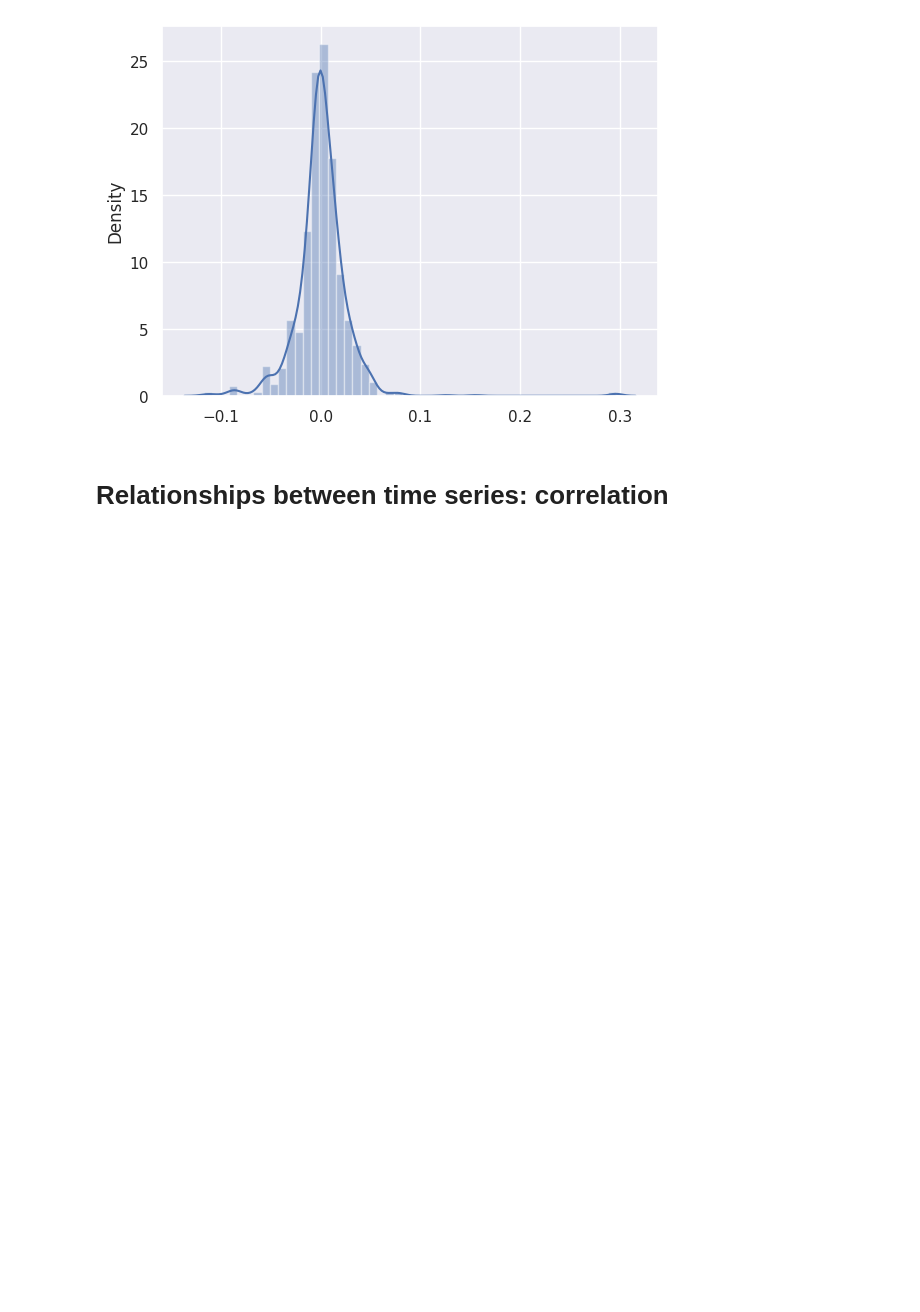
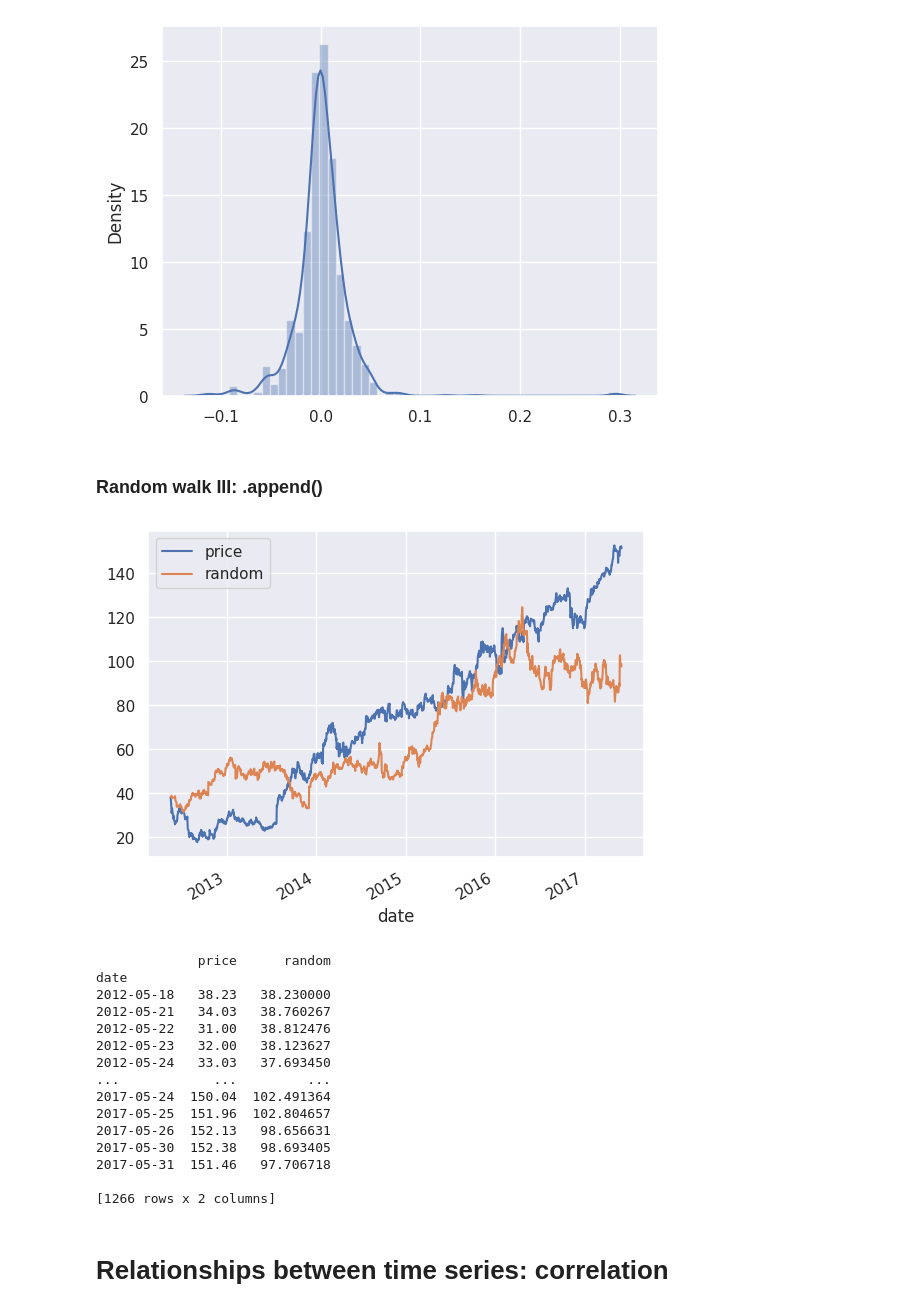
Before and after one commit to MeghanGH/time-series-with-python, a Jupyter notebook: Manipulating_time_series_data_in_python.ipynb, the cells around one changed output. Drawn from its saved outputs; the diff is of its cells as text; code cells hidden in the pictures; blank space fills up the shorter version.

```diff
--- a/Manipulating_time_series_data_in_python.ipynb
+++ b/Manipulating_time_series_data_in_python.ipynb
@@ -1243,7 +1243,8 @@ from scipy.stats import norm
 
 fb = pd.read_csv('/content/drive/My Drive/Colab Notebooks/Time-Series-with-Python/stock_data/fb.csv')
 print(fb.head())
-fb.columns = ['date', '']
+fb.columns = ['date', 'price']
+fb['date'] = pd.to_datetime(fb['date'])
 fb.set_index('date', inplace=True, drop=True)
 print(type(fb)) # data frame
 print(type(fb.squeeze())) # series having date as index
@@ -1290,6 +1291,52 @@ https://gist.github.com/mwaskom/de44147ed2974457ad6372750bbe5751
 
   sns.distplot(random_walk)
 [figure]
+# %% [markdown]
+### Random walk III:  .append()
+# %%
+# Select fb start price here
+start = fb.price.first('D') # first() work with datetime
+
+# Calculate daily_returns here
+daily_returns = fb.price.pct_change().dropna()
+
+# Get n_obs
+n_obs = daily_returns.count()
+
+# Create random_walk, convert random walk as Series
+random_walk = choice(daily_returns, size=n_obs)
+random_walk = pd.Series(random_walk, index=daily_returns.index)
+
+# Add 1 to random walk and append to start .append(series)
+random_walk = random_walk.add(1)
+random_price = start.append(random_walk).dropna()
+
+# Calculate cumulative product here
+random_price = random_price.cumprod()
+
+# Insert into fb and plot
+fb['random'] = random_price
+fb.plot()
+plt.show()
+
+print(fb)
+# %% [output]
+[figure, added]
+             price      random
+date
+2012-05-18   38.23   38.230000
+2012-05-21   34.03   38.760267
+2012-05-22   31.00   38.812476
+2012-05-23   32.00   38.123627
+2012-05-24   33.03   37.693450
+...            ...         ...
+2017-05-24  150.04  102.491364
+2017-05-25  151.96  102.804657
+2017-05-26  152.13   98.656631
+2017-05-30  152.38   98.693405
+2017-05-31  151.46   97.706718
+
+[1266 rows x 2 columns]
 # %% [markdown]
 # Relationships between time series: correlation
 # %%
```
